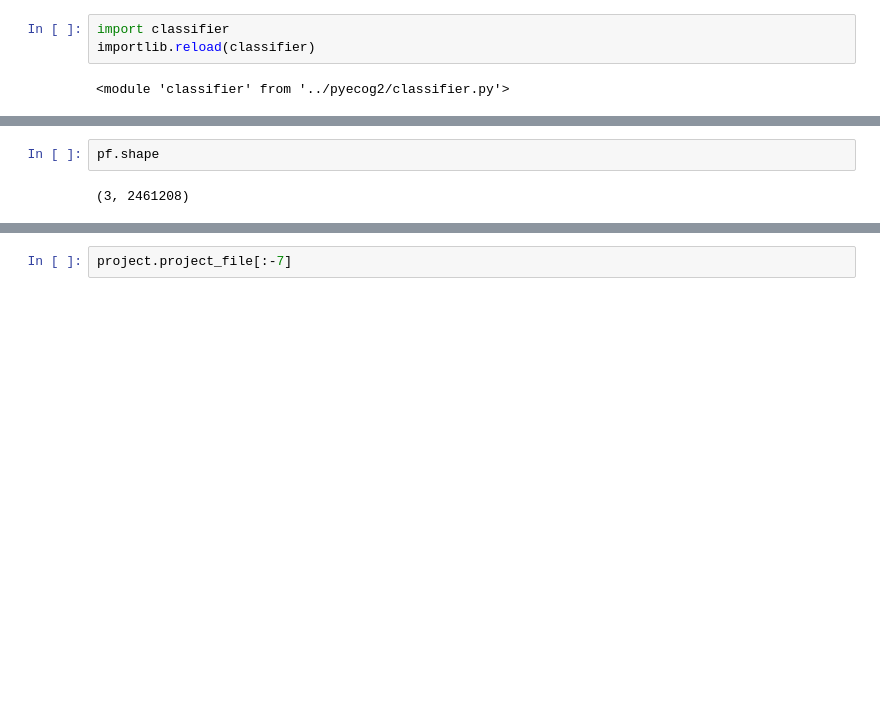
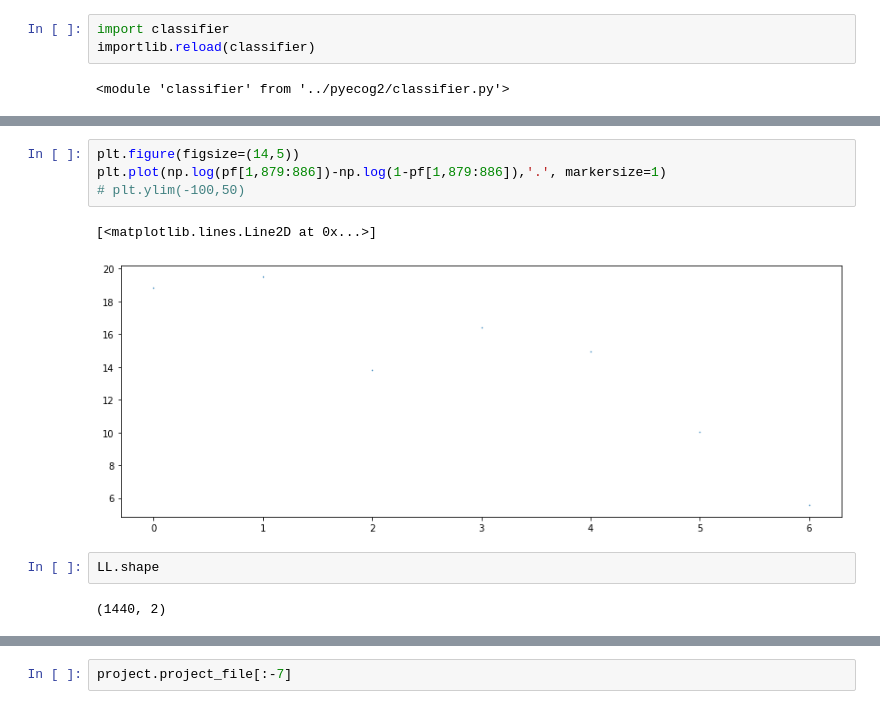
Before and after one commit to KullmannLab/pyecog2, a Jupyter notebook: Notebooks/Classifier Tests-Copy1.ipynb, the cells around one changed output, grey strips where cells are left out. Drawn from its saved outputs; the diff is of its cells as text; blank space fills up the shorter version.

```diff
--- a/Notebooks/Classifier Tests-Copy1.ipynb
+++ b/Notebooks/Classifier Tests-Copy1.ipynb
@@ -338,4 +335,11 @@ add label
+# %%
+plt.figure(figsize=(14,5))
+plt.plot(np.log(pf[1,879:886])-np.log(1-pf[1,879:886]),'.', markersize=1)
+# plt.ylim(-100,50)
+# %% [output]
+[<matplotlib.lines.Line2D at 0x...>]
+[figure, added]
 # %%
-pf.shape
+LL.shape
 # %% [output]
-(3, 2461208)
+(1440, 2)
```
Also changed, not shown: parts of 29 cells of this notebook, 4 other files.
